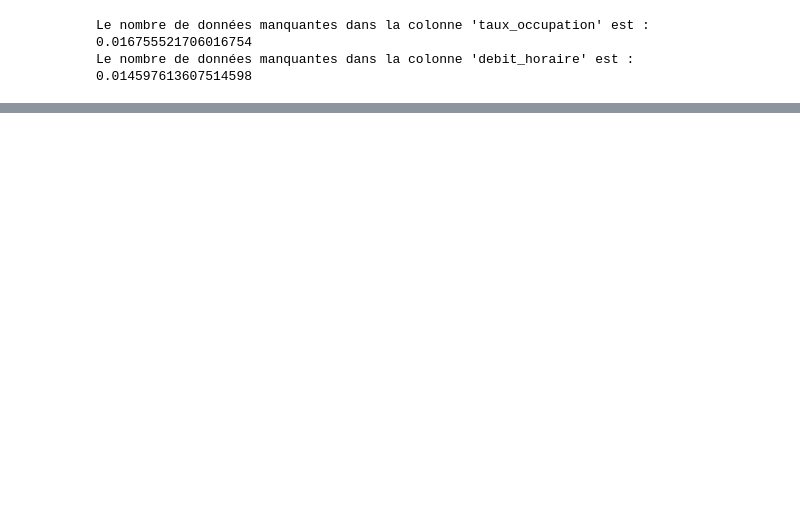
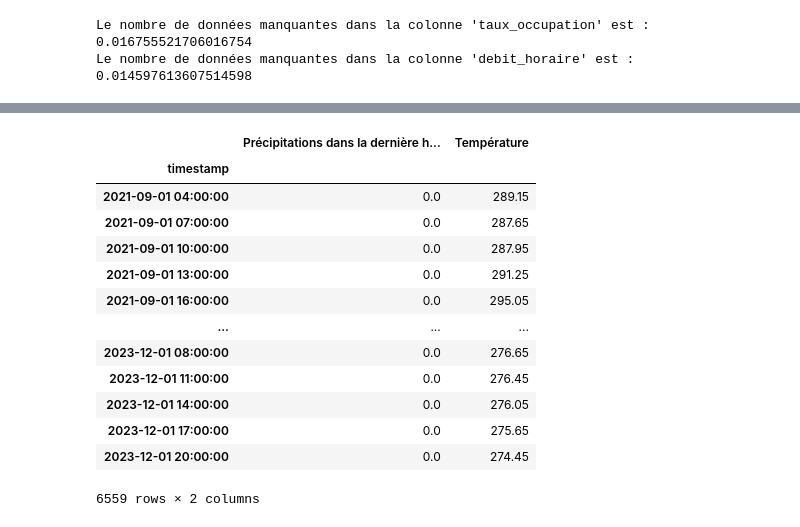
Before and after one commit to maceoduriez/Datathon_BCG_colissiMONSTRE, a Jupyter notebook: datathon_bcg/notebooks/Louis.ipynb, the cells around one changed output, grey strips where cells are left out. Saved outputs shown, nothing was run; the diff lists cells and outputs as text; code cells hidden in the pictures; blank space fills up the shorter version.

```diff
--- a/datathon_bcg/notebooks/Louis.ipynb
+++ b/datathon_bcg/notebooks/Louis.ipynb
@@ -40,0 +123,17 @@ NameError: name 'column' is not defined
+# %%
+meteo_clean
+# %% [output]
+|  | Précipitations dans la dernière h... | Température |
+| timestamp |  |  |
+| 2021-09-01 04:00:00 | 0.0 | 289.15 |
+| 2021-09-01 07:00:00 | 0.0 | 287.65 |
+| 2021-09-01 10:00:00 | 0.0 | 287.95 |
+| 2021-09-01 13:00:00 | 0.0 | 291.25 |
+| 2021-09-01 16:00:00 | 0.0 | 295.05 |
+| ... | ... | ... |
+| 2023-12-01 08:00:00 | 0.0 | 276.65 |
+| 2023-12-01 11:00:00 | 0.0 | 276.45 |
+| 2023-12-01 14:00:00 | 0.0 | 276.05 |
+| 2023-12-01 17:00:00 | 0.0 | 275.65 |
+| 2023-12-01 20:00:00 | 0.0 | 274.45 |
+6559 rows × 2 columns
```
Also changed, not shown: parts of 15 cells of this notebook.
